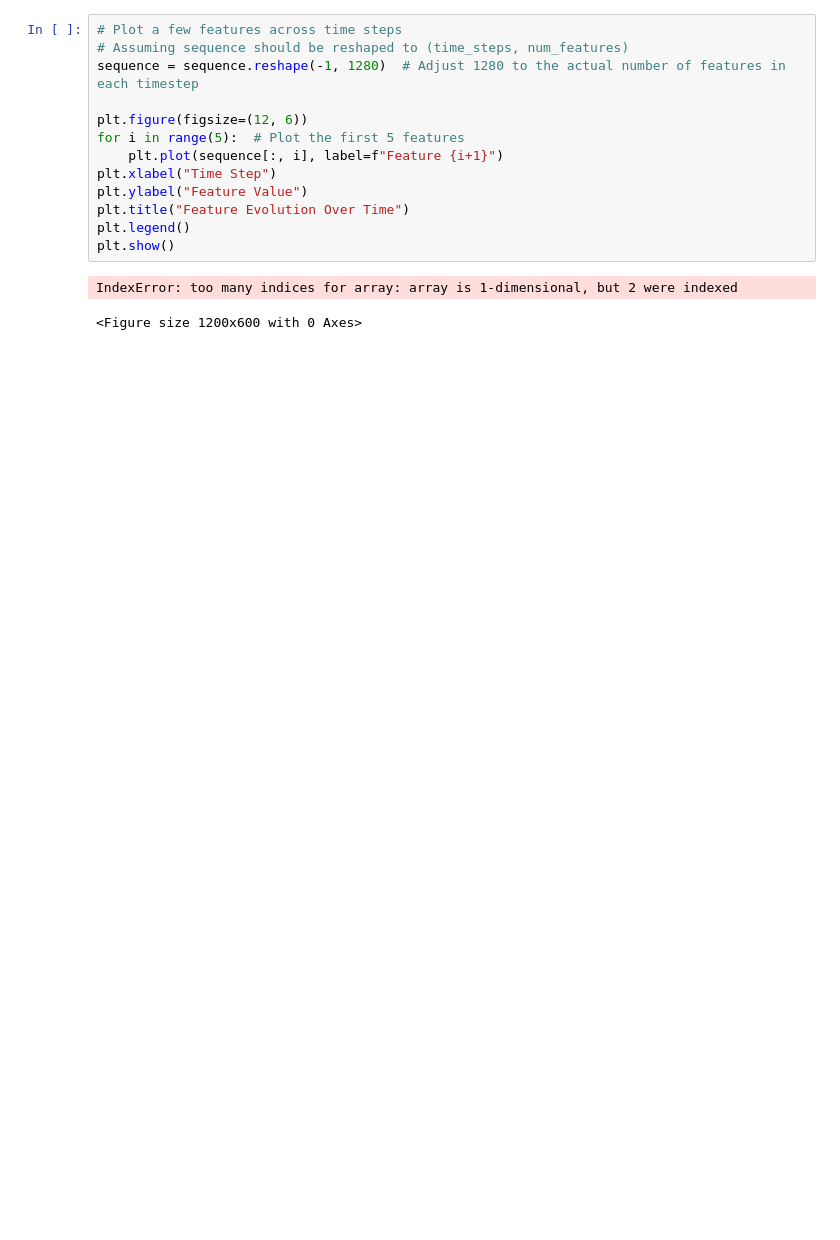
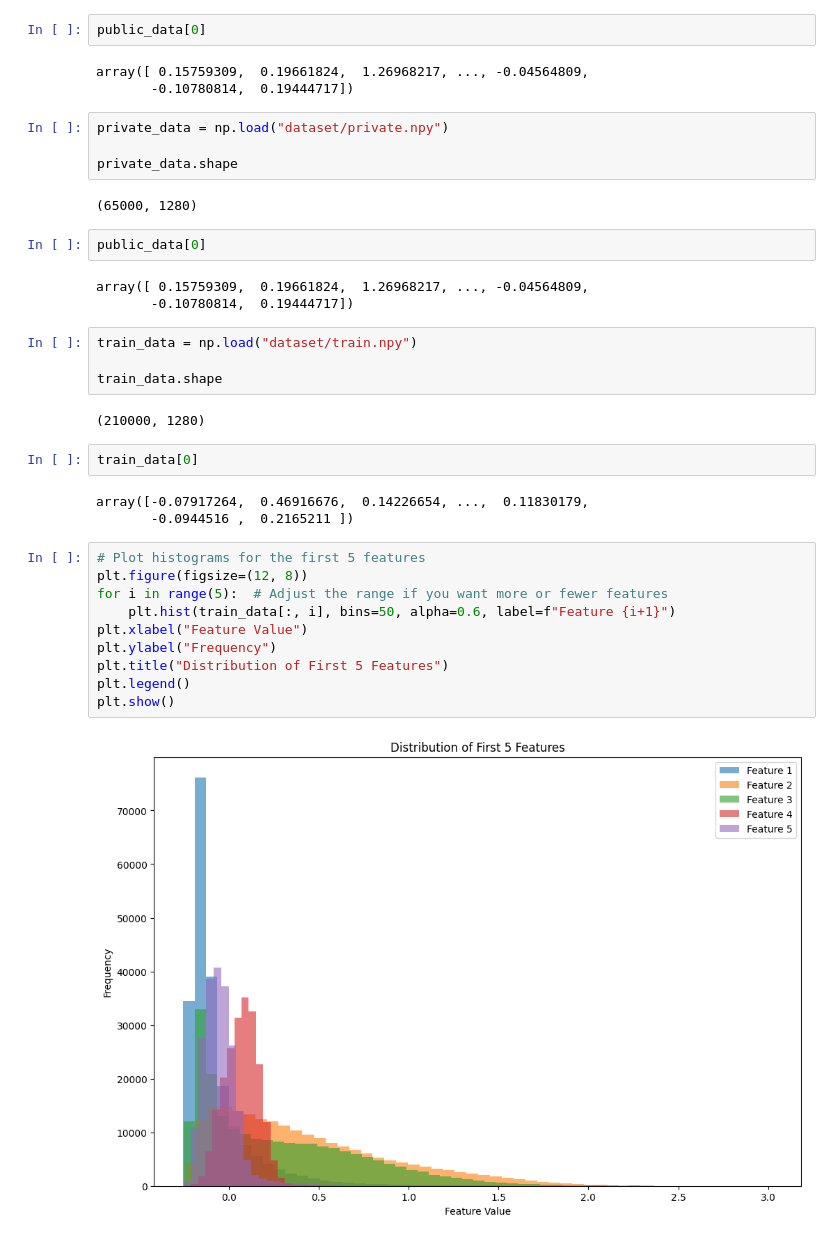
Before and after one commit to MarkMa512/cs712-project, a Jupyter notebook: visualize.ipynb, the cells around one changed output. Cells and saved outputs as stored; diff of their text form; blank space fills up the shorter version.

Commit message:
Finished data visualization

```diff
--- a/visualize.ipynb
+++ b/visualize.ipynb
@@ -16,17 +15,40 @@ Sequence shape: (1280,)
+# %%
+public_data[0]
+# %% [output]
+array([ 0.15759309,  0.19661824,  1.26968217, ..., -0.04564809,
+       -0.10780814,  0.19444717])
+# %%
+private_data = np.load("dataset/private.npy")
+
+private_data.shape
+# %% [output]
+(65000, 1280)
+# %%
+public_data[0]
+# %% [output]
+array([ 0.15759309,  0.19661824,  1.26968217, ..., -0.04564809,
+       -0.10780814,  0.19444717])
+# %%
+train_data = np.load("dataset/train.npy")
+
+train_data.shape
+# %% [output]
+(210000, 1280)
+# %%
+train_data[0]
+# %% [output]
+array([-0.07917264,  0.46916676,  0.14226654, ...,  0.11830179,
+       -0.0944516 ,  0.2165211 ])
 # %%
-# Plot a few features across time steps
-# Assuming sequence should be reshaped to (time_steps, num_features)
-sequence = sequence.reshape(-1, 1280)  # Adjust 1280 to the actual number of features in each timestep
-
-plt.figure(figsize=(12, 6))
-for i in range(5):  # Plot the first 5 features
-    plt.plot(sequence[:, i], label=f"Feature {i+1}")
-plt.xlabel("Time Step")
-plt.ylabel("Feature Value")
-plt.title("Feature Evolution Over Time")
+# Plot histograms for the first 5 features
+plt.figure(figsize=(12, 8))
+for i in range(5):  # Adjust the range if you want more or fewer features
+    plt.hist(train_data[:, i], bins=50, alpha=0.6, label=f"Feature {i+1}")
+plt.xlabel("Feature Value")
+plt.ylabel("Frequency")
+plt.title("Distribution of First 5 Features")
 plt.legend()
 plt.show()
 # %% [output]
-IndexError: too many indices for array: array is 1-dimensional, but 2 were indexed
-<Figure size 1200x600 with 0 Axes>
+[figure, added]
 # %%
```
Also changed, not shown: parts of 5 cells of this notebook, 2 other files.
